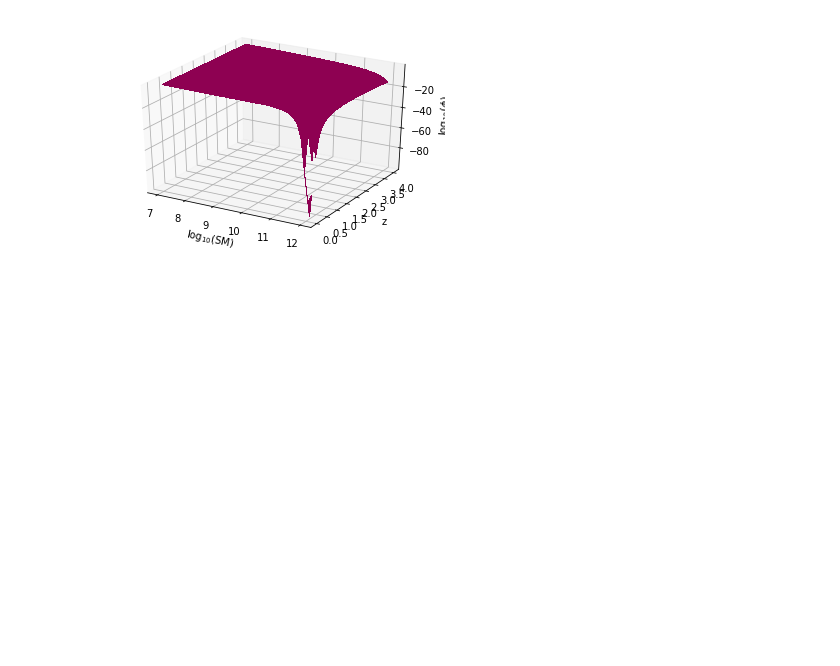
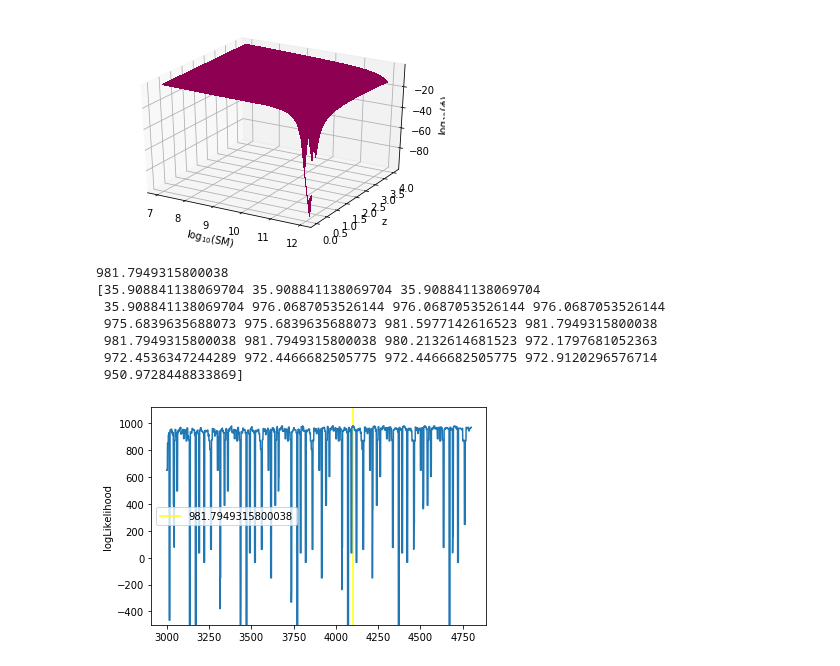
Before and after one commit to eklem1/GalaxySim, a Jupyter notebook: CheckingFitGuesses.ipynb, the cells around one changed output. Cells and saved outputs as stored; diff of their text form; code cells hidden in the pictures; blank space fills up the shorter version.

```diff
--- a/CheckingFitGuesses.ipynb
+++ b/CheckingFitGuesses.ipynb
@@ -231,7 +231,7 @@ pl.show()
 # %%
 fitter.run('MCMC_files/test_smfcal_5', burn=5, steps=40, save_freq=4, clobber=True)
 # %%
-anl = ares.analysis.ModelSet('MCMC_files/smf_run2_07_09')
+# anl = ares.analysis.ModelSet('MCMC_files/smf_run2_07_09')
 # anl = ares.analysis.ModelSet('MCMC_files/smf_run2')
 anl = ares.analysis.ModelSet('..\Cedar\savedFits/smf_09_07_13')
 
@@ -528,3 +531,32 @@ pl.show()
 # %% [output]
 (50, 80)
 [figure]
+# %%
+#loglikelihood
+ticks = np.linspace(0, len(anl.logL)-1, len(anl.logL))
+
+xstart = 3000
+
+maxL = anl.logL[4101]
+
+print(anl.logL[4101])
+print(anl.logL[4101-10:4101+10])
+
+pl.axvline(x=4101, color="yellow", label=str(maxL))
+
+pl.plot(ticks[xstart:], anl.logL[xstart:])
+# pl.plot(ticks, anl.logL)
+pl.ylabel("logLikelihood")
+
+pl.ylim(-500,)
+pl.legend()
+pl.show()
+# %% [output]
+981.7949315800038
+[35.908841138069704 35.908841138069704 35.908841138069704
+ 35.908841138069704 976.0687053526144 976.0687053526144 976.0687053526144
+ 975.6839635688073 975.6839635688073 981.5977142616523 981.7949315800038
+ 981.7949315800038 981.7949315800038 980.2132614681523 972.1797681052363
+ 972.4536347244289 972.4466682505775 972.4466682505775 972.9120296576714
+ 950.9728448833869]
+[figure, added]
```
Also changed, not shown: parts of 5 cells of this notebook, 6 other files.
